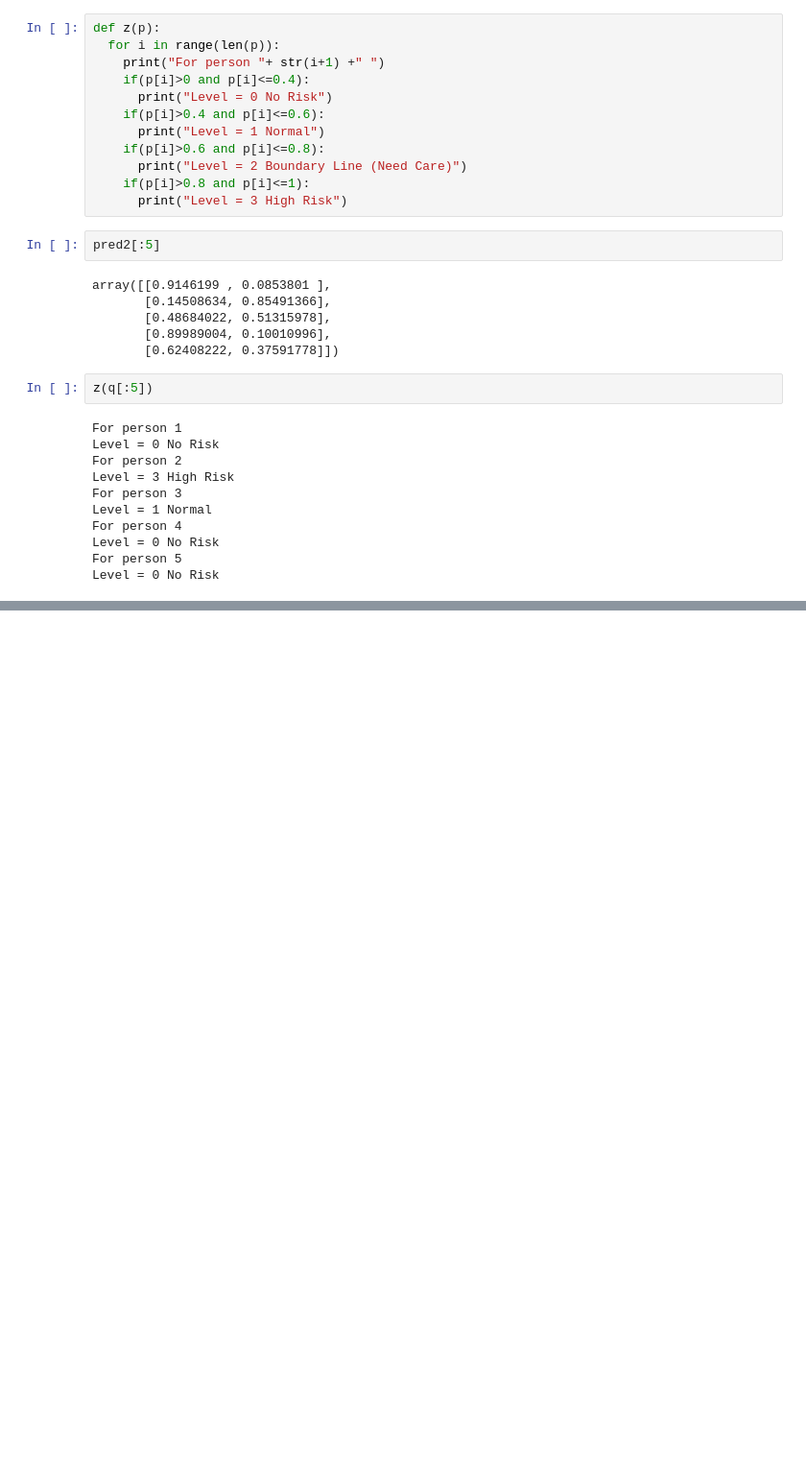
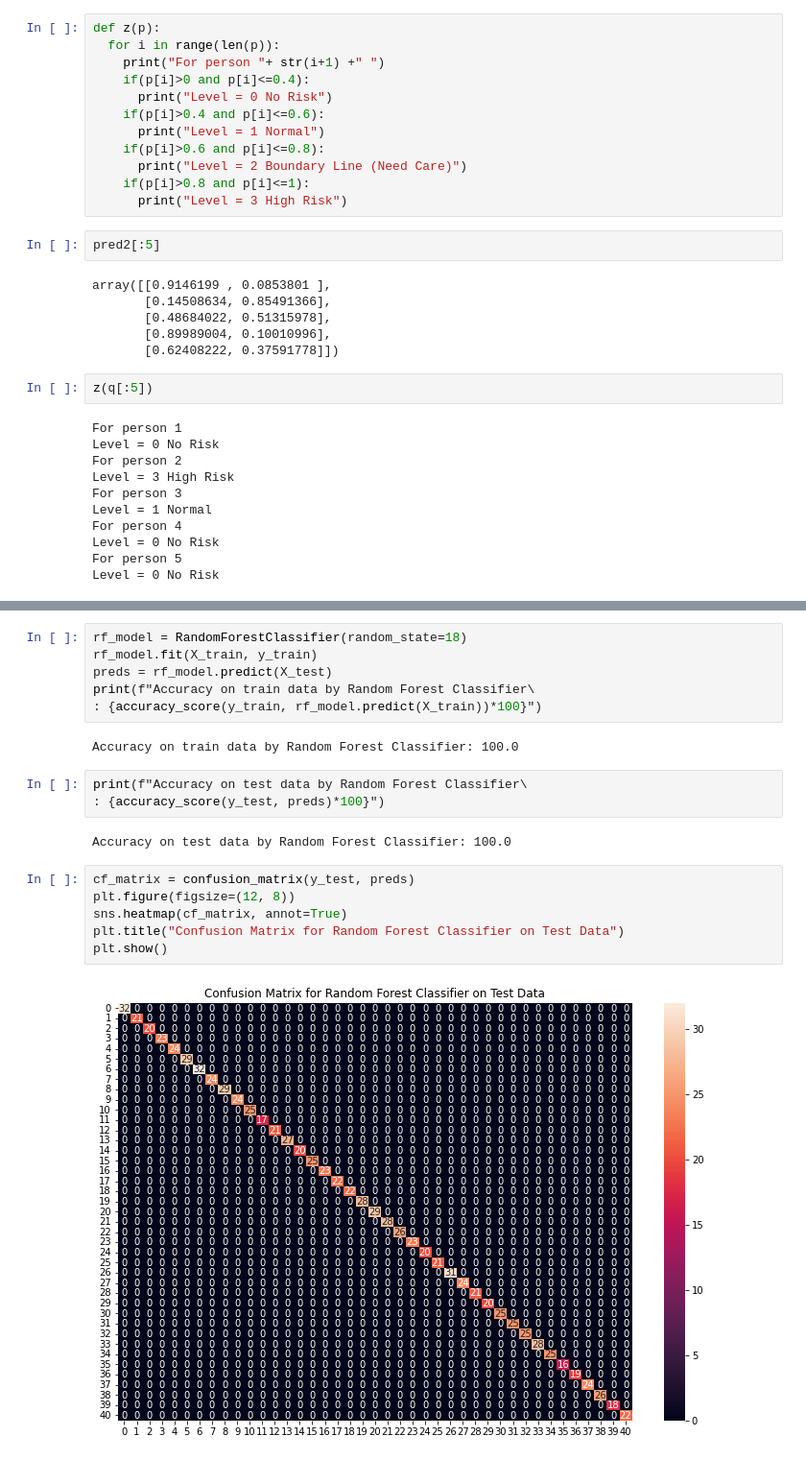
Before and after one commit to shivamk2406/rufine-major, a Jupyter notebook: diabetes/Diabetes (1).ipynb, the cells around one changed output, grey strips where cells are left out. Shown: that part at 96% size. Cells and saved outputs as stored; diff of their text form; blank space fills up the shorter version.

```diff
--- a/diabetes/Diabetes (1).ipynb
+++ b/diabetes/Diabetes (1).ipynb
@@ -105,0 +206,21 @@ Level = 0 No Risk
+# %%
+rf_model = RandomForestClassifier(random_state=18)
+rf_model.fit(X_train, y_train)
+preds = rf_model.predict(X_test)
+print(f"Accuracy on train data by Random Forest Classifier\
+: {accuracy_score(y_train, rf_model.predict(X_train))*100}")
+# %% [output]
+Accuracy on train data by Random Forest Classifier: 100.0
+# %%
+print(f"Accuracy on test data by Random Forest Classifier\
+: {accuracy_score(y_test, preds)*100}")
+# %% [output]
+Accuracy on test data by Random Forest Classifier: 100.0
+# %%
+cf_matrix = confusion_matrix(y_test, preds)
+plt.figure(figsize=(12, 8))
+sns.heatmap(cf_matrix, annot=True)
+plt.title("Confusion Matrix for Random Forest Classifier on Test Data")
+plt.show()
+# %% [output]
+[figure, added]
```
Also changed, not shown: parts of 21 cells of this notebook, 9 other files.
